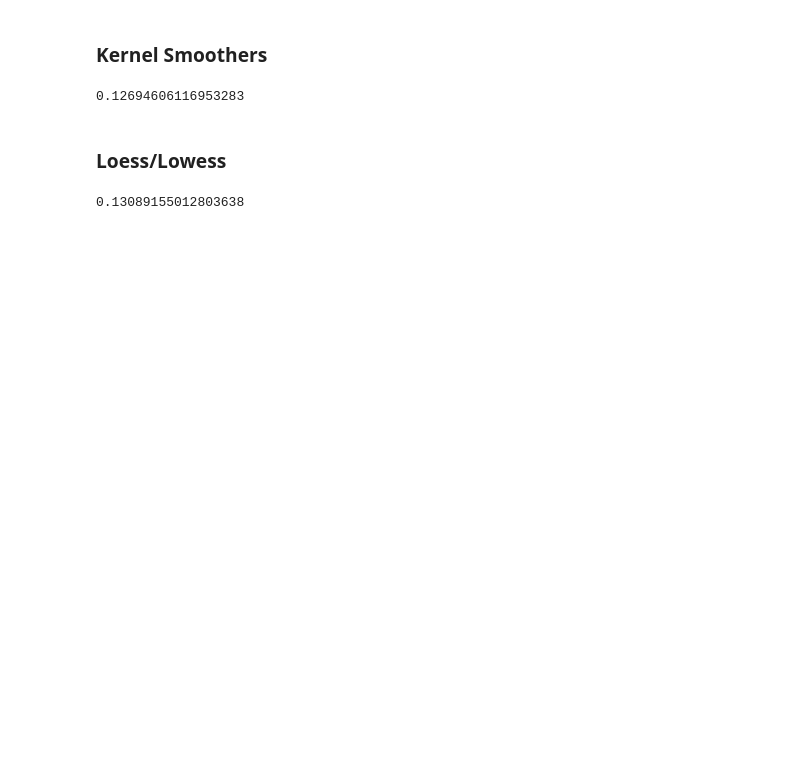
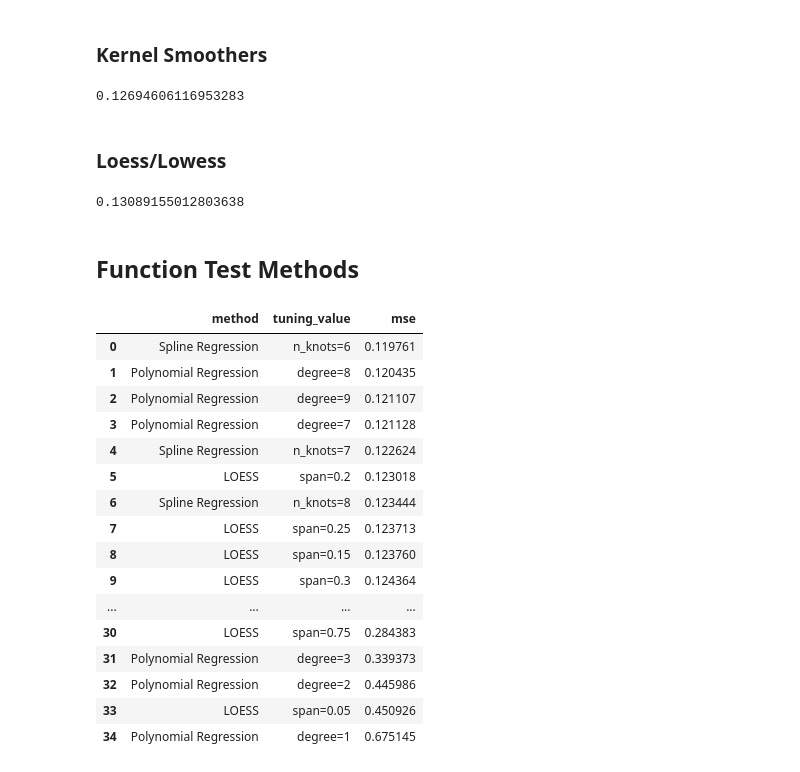
Before and after one commit to sking115422/stat_8330_final_review, a Jupyter notebook: final_exam_practice/exam1_new/p1.ipynb, the cells around one changed output. Saved outputs shown, nothing was run; the diff lists cells and outputs as text; code cells hidden in the pictures; blank space fills up the shorter version.

```diff
--- a/final_exam_practice/sup_pred.ipynb
+++ b/final_exam_practice/exam1_new/p1.ipynb
@@ -282,2 +261,0 @@ def fit_lasso(X, y, cv_type, alpha, k=5, seed=RANDOM_SEED, max_iter = 10000):
-# %%
-fit_lasso(X, y, "kfold", 0.1,)
@@ -422,3 +398,5 @@ def fit_loess(X, y, cv_type, span, k=5, seed=RANDOM_SEED, it=0):
 fit_loess(X, y, "kfold", .1)
 # %% [output]
 0.13089155012803638
+# %% [markdown]
+## Function Test Methods
@@ -424,0 +451,21 @@ fit_loess(X, y, "kfold", .1)
+# %%
+test_results = test_methods(data)
+test_results
+# %% [output]
+|  | method | tuning_value | mse |
+| 0 | Spline Regression | n_knots=6 | 0.119761 |
+| 1 | Polynomial Regression | degree=8 | 0.120435 |
+| 2 | Polynomial Regression | degree=9 | 0.121107 |
+| 3 | Polynomial Regression | degree=7 | 0.121128 |
+| 4 | Spline Regression | n_knots=7 | 0.122624 |
+| 5 | LOESS | span=0.2 | 0.123018 |
+| 6 | Spline Regression | n_knots=8 | 0.123444 |
+| 7 | LOESS | span=0.25 | 0.123713 |
+| 8 | LOESS | span=0.15 | 0.123760 |
+| 9 | LOESS | span=0.3 | 0.124364 |
+| ... | ... | ... | ... |
+| 30 | LOESS | span=0.75 | 0.284383 |
+| 31 | Polynomial Regression | degree=3 | 0.339373 |
+| 32 | Polynomial Regression | degree=2 | 0.445986 |
+| 33 | LOESS | span=0.05 | 0.450926 |
+| 34 | Polynomial Regression | degree=1 | 0.675145 |
```
Also changed, not shown: parts of 5 cells of this notebook, 1 other file.
